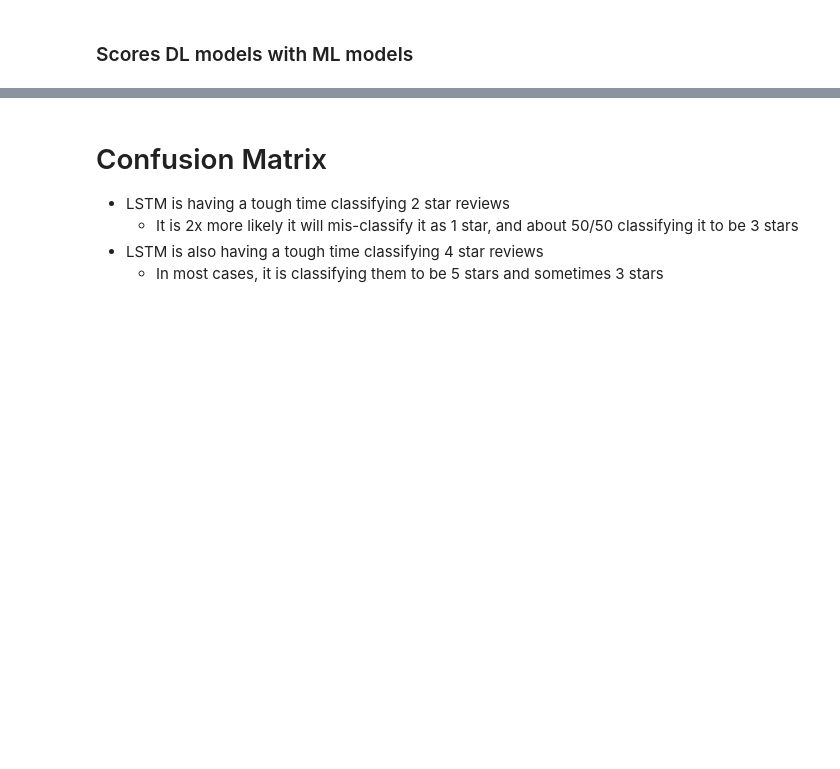
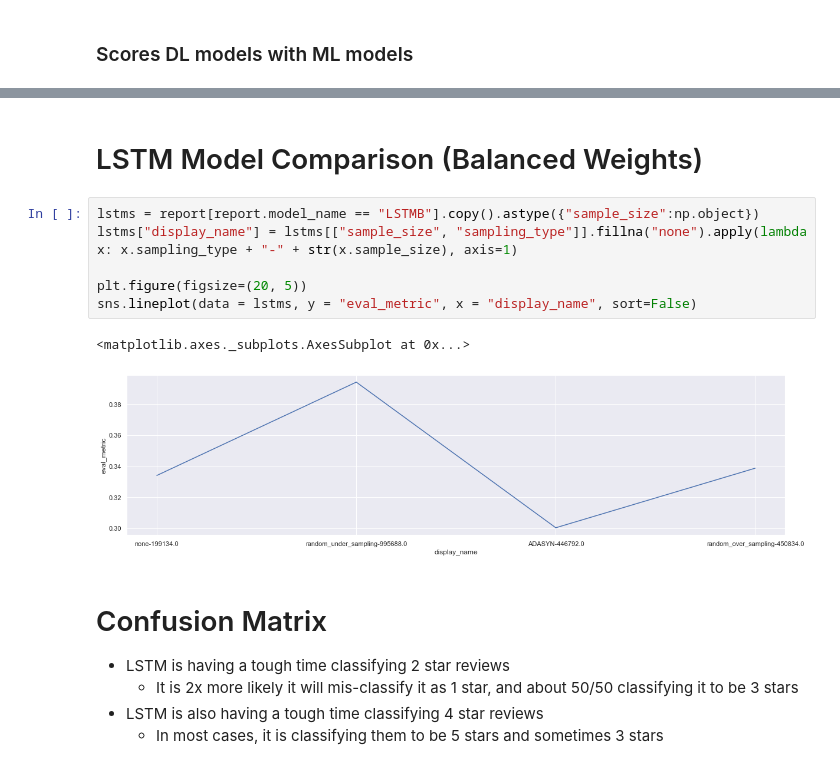
Before and after one commit to sv650s/sb-capstone, a Jupyter notebook: notebooks/5.0-deep-learning-summary.ipynb, the cells around one changed output, grey strips where cells are left out. Cells and saved outputs as stored; diff of their text form; blank space fills up the shorter version.

```diff
--- a/notebooks/5.0-deep-learning-summary.ipynb
+++ b/notebooks/5.0-deep-learning-summary.ipynb
@@ -85,3 +85,14 @@ _ = plt.title("Score by Model")
+# %% [markdown]
+# LSTM Model Comparison (Balanced Weights)
+# %%
+lstms = report[report.model_name == "LSTMB"].copy().astype({"sample_size":np.object})
+lstms["display_name"] = lstms[["sample_size", "sampling_type"]].fillna("none").apply(lambda x: x.sampling_type + "-" + str(x.sample_size), axis=1)
+
+plt.figure(figsize=(20, 5))
+sns.lineplot(data = lstms, y = "eval_metric", x = "display_name", sort=False)
+# %% [output]
+<matplotlib.axes._subplots.AxesSubplot at 0x...>
+[figure, added]
 # %% [markdown]
 # Confusion Matrix
 
```
Also changed, not shown: parts of 8 cells of this notebook, 17 other files.
